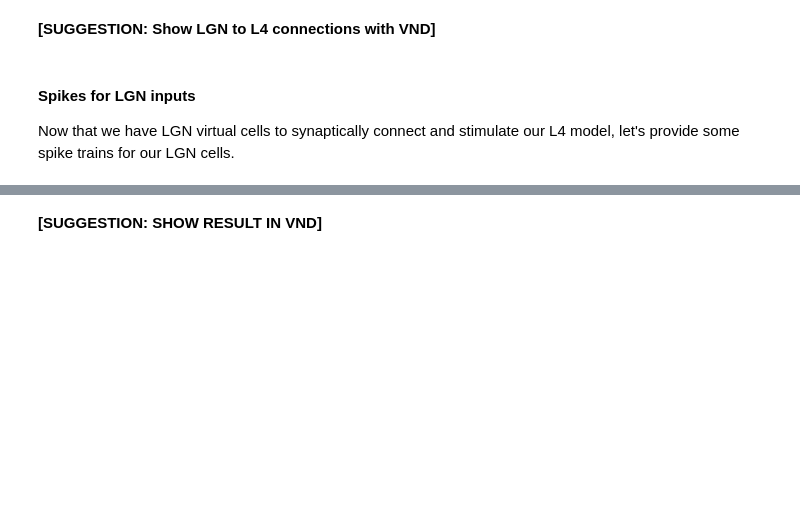
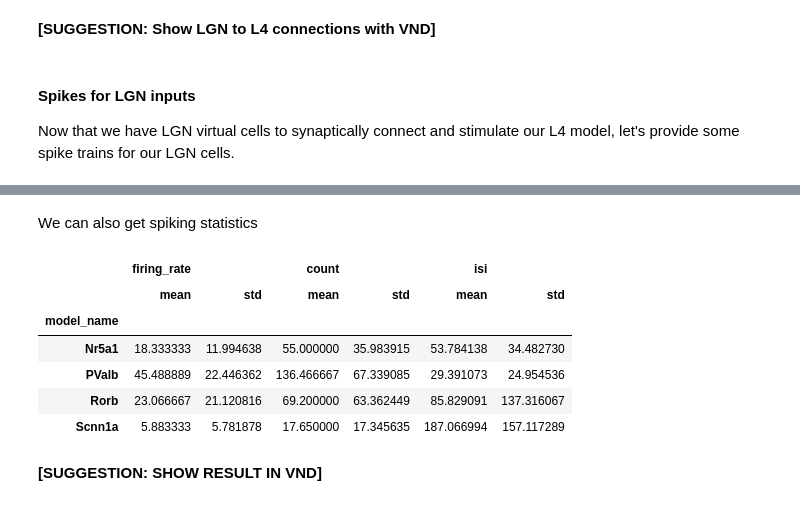
Before and after one commit to AllenInstitute/bmtk_workshop_2022, a Jupyter notebook: Ch3_multicells/3. Multipopulation biophysical.ipynb, the cells around one changed output, grey strips where cells are left out. Saved outputs shown, nothing was run; the diff lists cells and outputs as text; code cells hidden in the pictures; blank space fills up the shorter version.

```diff
--- a/Ch3_multicells/3. Multipopulation biophysical.ipynb
+++ b/Ch3_multicells/3. Multipopulation biophysical.ipynb
@@ -511,7 +562,7 @@ or in the notebook
 # %%
 from bmtk.simulator import bionet
 
-conf = bionet.Config.from_json('config.simulation.json')
+conf = bionet.Config.from_json('config.l4.json')
 conf.build_env()
 
 net = bionet.BioNetwork.from_config(conf)
@@ -548,3 +598,17 @@ _ = plot_traces(config_file='config.simulation.json', node_ids = [45, 65], repor
+# %% [markdown]
+We can also get spiking statistics
+# %%
+from bmtk.analyzer.spike_trains import spike_statistics
+
+spike_statistics(spikes_file='output/spikes.h5', simulation=sim, group_by='model_name')
+# %% [output]
+|  | firing_rate |  | count |  | isi |  |
+|  | mean | std | mean | std | mean | std |
+| model_name |  |  |  |  |  |  |
+| Nr5a1 | 18.333333 | 11.994638 | 55.000000 | 35.983915 | 53.784138 | 34.482730 |
+| PValb | 45.488889 | 22.446362 | 136.466667 | 67.339085 | 29.391073 | 24.954536 |
+| Rorb | 23.066667 | 21.120816 | 69.200000 | 63.362449 | 85.829091 | 137.316067 |
+| Scnn1a | 5.883333 | 5.781878 | 17.650000 | 17.345635 | 187.066994 | 157.117289 |
 # %% [markdown]
 __[SUGGESTION: SHOW RESULT IN VND]__
 # %% [markdown]
```
Also changed, not shown: parts of 31 cells of this notebook, 26 other files.
